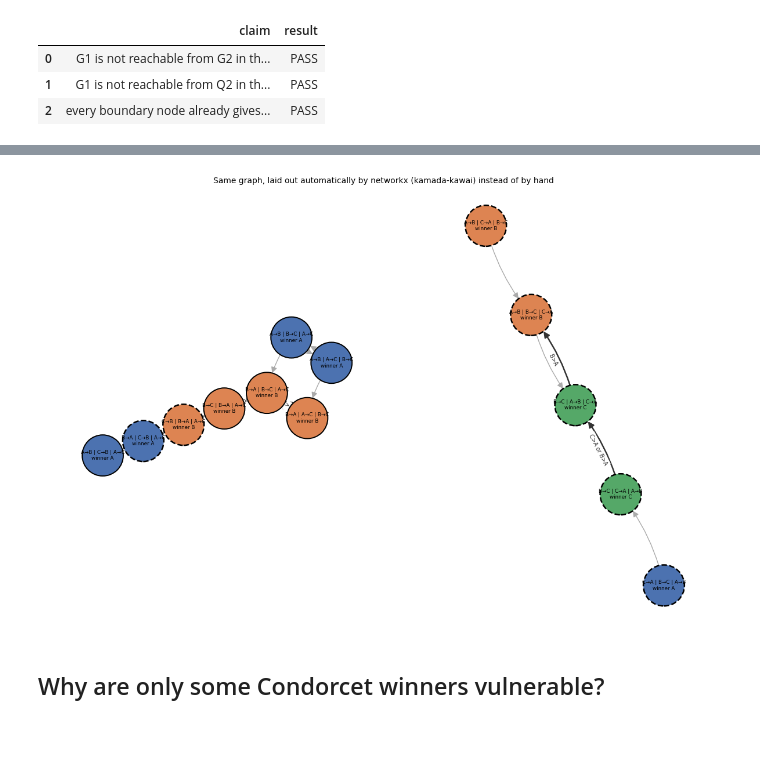
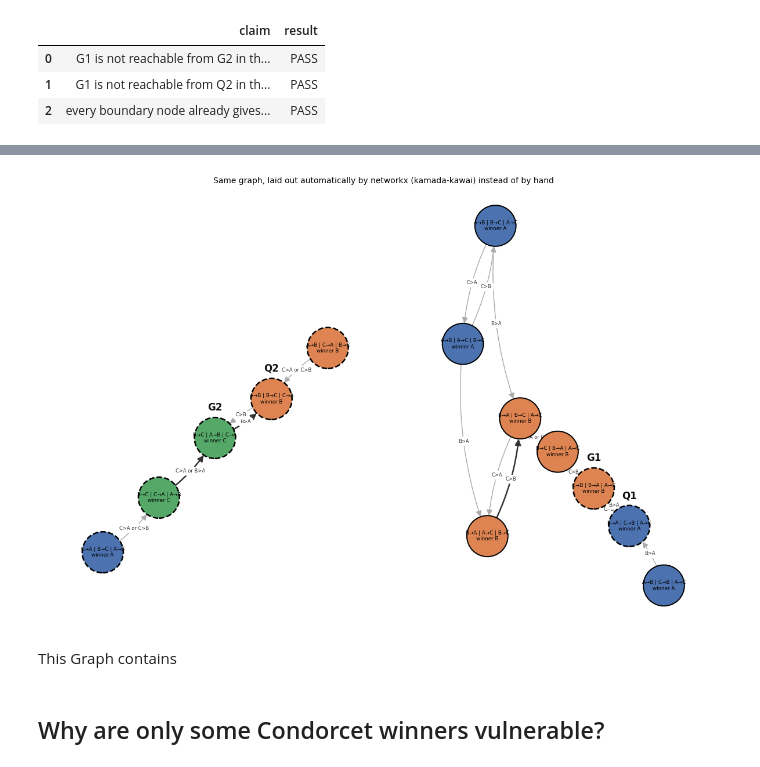
Before and after one commit to eigentaylor/eigentaylor.github.io, a Jupyter notebook: assets/jupyter/better_choices_verification.ipynb, the cells around one changed output, grey strips where cells are left out. Saved outputs shown, nothing was run; the diff lists cells and outputs as text; code cells hidden in the pictures; blank space fills up the shorter version.

```diff
--- a/assets/jupyter/better_choices_verification.ipynb
+++ b/assets/jupyter/better_choices_verification.ipynb
@@ -447,6 +382,6 @@ plt.show()
 # %%
-# same node_set/GRAPH as above, laid out and drawn by networkx itself instead
-# of by hand, for comparison. GRAPH is two disconnected components (burial
+# lay out the graph with networkx
+# GRAPH is two disconnected components (burial
 # side, betrayal side) -- kamada_kawai has no path length to place them
 # apart by, so it packs them near each other; lay each out on its own and
 # offset them side by side instead
@@ -461,38 +396,46 @@ for component in nx.weakly_connected_components(GRAPH):
     x_cursor += width + 1.2
 
 fig, ax = plt.subplots(figsize=(12, 8))
 
 cw_nodes = [s for s in GRAPH.nodes if not is_cycle(s)]
 cyclic_nodes = [s for s in GRAPH.nodes if is_cycle(s)]
 nx.draw_networkx_nodes(GRAPH, pos_nx, nodelist=cw_nodes, node_size=2600,
                         node_color=[WIN_COLOR[winner(s)] for s in cw_nodes],
                         edgecolors='black', linewidths=1.4, ax=ax)
 cyclic_coll = nx.draw_networkx_nodes(GRAPH, pos_nx, nodelist=cyclic_nodes, node_size=2600,
                                       node_color=[WIN_COLOR[winner(s)] for s in cyclic_nodes],
                                       edgecolors='black', linewidths=1.8, ax=ax)
 cyclic_coll.set_linestyle('dashed')
 
 edge_colors = ['#333333' if (u, v) in CHAIN_EDGES else '#aaaaaa' for u, v in GRAPH.edges]
 edge_widths = [1.8 if (u, v) in CHAIN_EDGES else 1.0 for u, v in GRAPH.edges]
 nx.draw_networkx_edges(GRAPH, pos_nx, edge_color=edge_colors, width=edge_widths,
                         arrowstyle='-|>', arrowsize=15, connectionstyle='arc3,rad=0.12',
                         node_size=2600, ax=ax)
 
 labels = {s: f"{fmt_state(s)}\nwinner {winner(s)}" for s in GRAPH.nodes}
 nx.draw_networkx_labels(GRAPH, pos_nx, labels=labels, font_size=6.3, ax=ax)
 
-edge_labels = {(u, v): describe_lie(u, data['sigma'], order_ABC)
-               for u, v, data in GRAPH.edges(data=True) if (u, v) in CHAIN_EDGES}
-nx.draw_networkx_edge_labels(GRAPH, pos_nx, edge_labels=edge_labels, font_size=7,
-                              font_color='#333333', ax=ax)
+edge_labels = {(u, v): describe_lie(u, data['sigma'], order_ABC) for u, v, data in GRAPH.edges(data=True)}
+nx.draw_networkx_edge_labels(GRAPH, pos_nx, edge_labels=edge_labels, font_size=6,
+                              font_color='#333333', connectionstyle='arc3,rad=0.12', rotate=False, ax=ax)
+
+# tag the four named nodes from the post directly on the plot
+named = {burial_chain[3]: 'G1', burial_chain[4]: 'Q1', betrayal_chain[1]: 'G2', betrayal_chain[2]: 'Q2'}
+for node, tag in named.items():
+    x, y = pos_nx[node]
+    ax.annotate(tag, (x, y), xytext=(0, 34), textcoords='offset points',
+                ha='center', fontsize=12, fontweight='bold', color='#111111')
 
 ax.set_title("Same graph, laid out automatically by networkx (kamada-kawai) instead of by hand",
               fontsize=10)
 ax.axis('off')
 plt.tight_layout()
 plt.show()
 # %% [output]
-[figure, old version]
+[figure, new version]
+# %% [markdown]
+This Graph contains
 # %% [markdown]
 ## Why are only some Condorcet winners vulnerable?
 # %%
```
Also changed, not shown: parts of 1 cell of this notebook.
